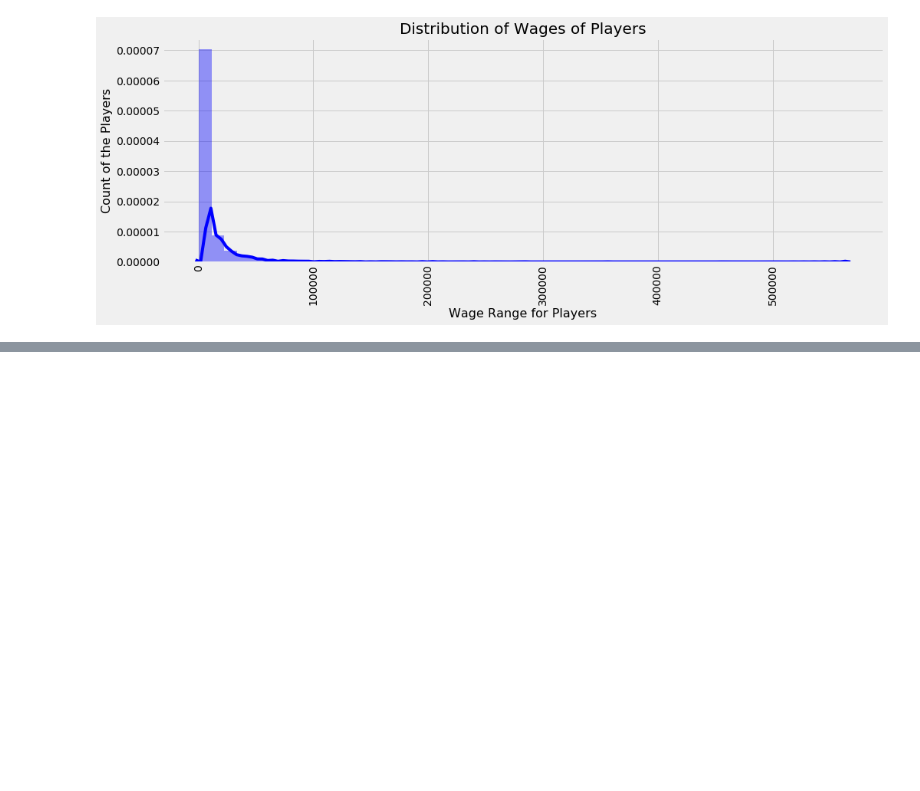
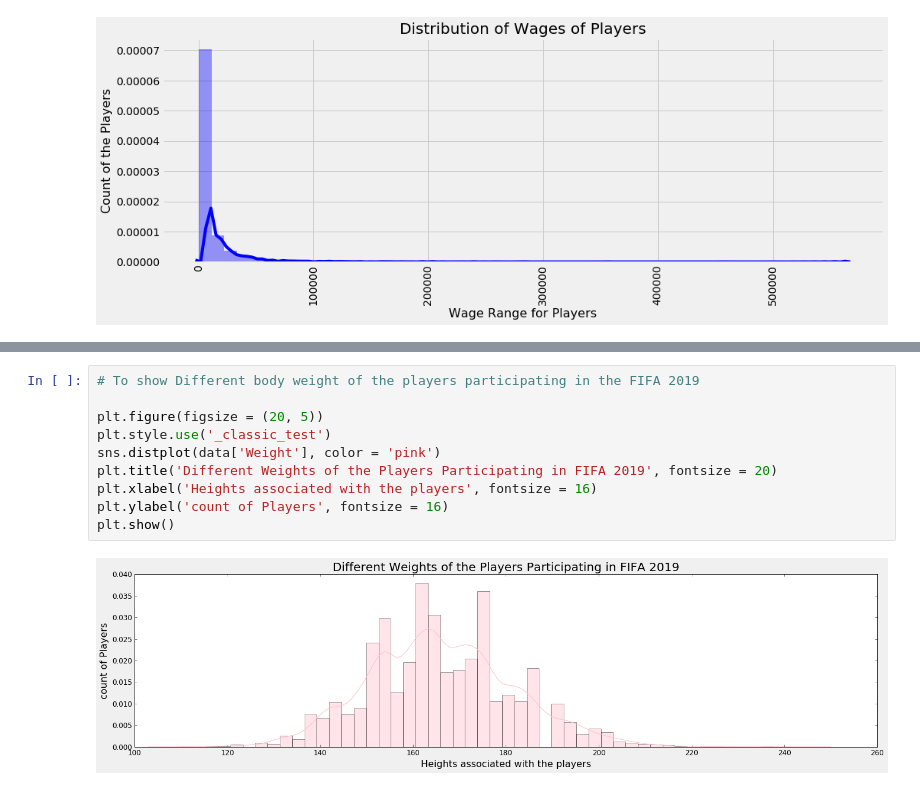
Before and after one commit to SiddarthSamdani/Fifa_Visualization, a Jupyter notebook: Fifa_Visualization.ipynb, the cells around one changed output, grey strips where cells are left out. Saved outputs shown, nothing was run; the diff lists cells and outputs as text; blank space fills up the shorter version.

```diff
--- a/Fifa_Visualization.ipynb
+++ b/Fifa_Visualization.ipynb
@@ -330,0 +353,12 @@ plt.show()
+# %%
+# To show Different body weight of the players participating in the FIFA 2019
+
+plt.figure(figsize = (20, 5))
+plt.style.use('_classic_test')
+sns.distplot(data['Weight'], color = 'pink')
+plt.title('Different Weights of the Players Participating in FIFA 2019', fontsize = 20)
+plt.xlabel('Heights associated with the players', fontsize = 16)
+plt.ylabel('count of Players', fontsize = 16)
+plt.show()
+# %% [output]
+[figure, added]
```
Also changed, not shown: parts of 3 cells of this notebook.
